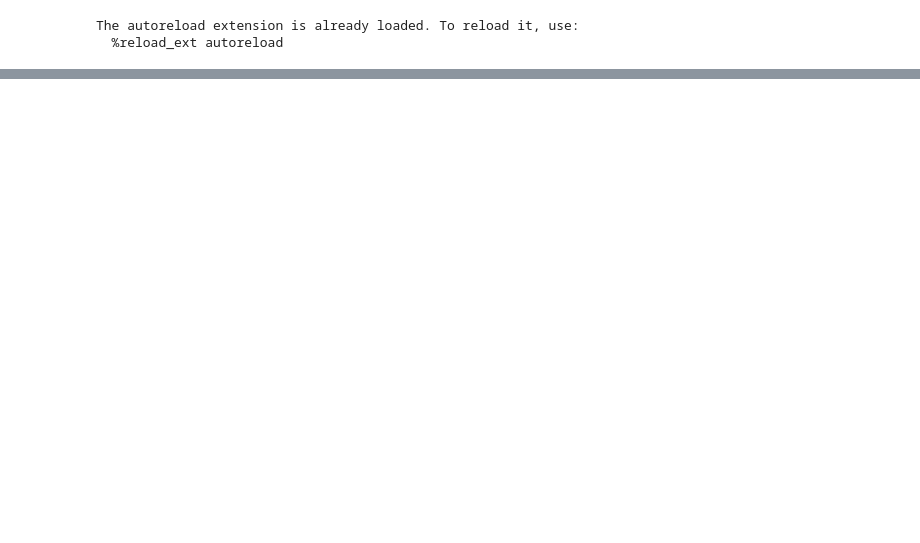
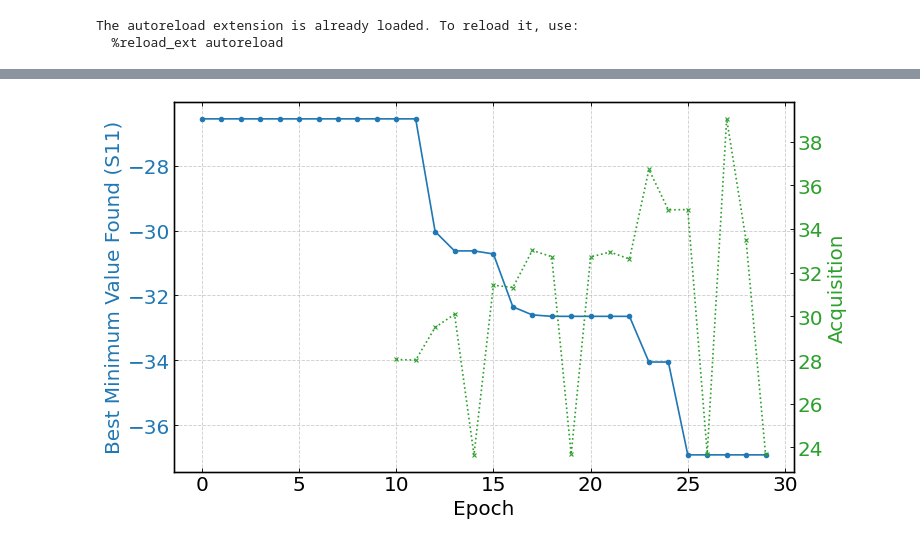
Before and after one commit to Ryoaki374/MLxAntennaDesignOptimization, a Jupyter notebook: C2R/GP_main_refact.ipynb, the cells around one changed output, grey strips where cells are left out. Drawn from its saved outputs; the diff is of its cells as text; code cells hidden in the pictures; blank space fills up the shorter version.

Commit message:
[upd] save latest ver

```diff
--- a/C2R/GP_main_refact.ipynb
+++ b/C2R/GP_main_refact.ipynb
@@ -151,15 +161,15 @@ N_OPTM = cfg.n_simulation - cfg.n_init
 # %%
-def costFucntionWrapper(_config_temp, param_names, params,):
+def costFucntionWrapper(param_names, params,):
 
     params = np.array(params).flatten()
     sim_id = backbone._getSimulationID()
 
     y = costFunction(_config_temp, sim_id, param_names, params,)
 
-    print(f" > Step {sim_id}: y = {y:.3f} params={params}")
+    # output
+    _newline = dict(zip(param_names, params))
+    _newline['S11'] = y
 
-    # logging here
-
-    return y
+    return y, _newline
 # %%
 # Optimizer
@@ -312,0 +203,65 @@ plot.plot_integrated_ei(df_output, final_gp_model["Ky_inv"], final_gp_model["len
+# %%
+my_best_input = [
+    [0.215, 0.170, 0.215, 0.340, 0.215, 0.510, 0.215, 0.680,],
+    [0.203, 0.130, 0.174, 0.264, 0.210,	0.491, 0.185, 0.648,],
+    [0.215, 0.278, 0.215, 0.659, 0.112, 0.850, 0.100, 0.850,],
+]
+
+my_best_input = [
+    [0.170, 0.340, 0.510, 0.680,],
+    [0.130, 0.264, 0.491, 0.648,],
+    [0.278, 0.659, 0.850, 0.850,],
+    #[0.108, 0.309, 0.546, 0.729,]
+]
+
+try:
+
+    # --- Outer loop for each independent repeat ---
+    for r in range(N_REPT):
+        backbone.printn(f"Starting GP Repeat {r + 1}/{N_REPT}")
+        history_data = []
+
+        # -------------------- initial simulation --------------------------------
+        backbone.printn(f"--- Generating {N_INIT} Initial Samples ---")
+        #X_initial = backbone.LHSsampler(dims = cfg.n_params, nums=N_INIT, lower_bounds=LOWER_BOUNDS, upper_bounds=UPPER_BOUNDS)
+        X_initial = backbone.LHSsampler(dims = cfg.n_params, nums=N_INIT, lower_bounds=LOWER_BOUNDS, upper_bounds=UPPER_BOUNDS, known_points=my_best_input)
+        print(X_initial)
+
+        print(f"{'Iter':<5} | {'New y':<10} | {'Gamma':<8} | {'x_acq':<8} | {'New x'}")
+        for i in range(N_INIT):
+            params = X_initial[i]
+            y_new, _newline = costFucntionWrapper(PARAM_NAMES, params,)
+            history_data.append(_newline)
+
+
+        # -------------------- GP --------------------------------
+        optGaussianProcess(N_OPTM, history_data, LOWER_BOUNDS, UPPER_BOUNDS)
+
+        # ==============================================================================
+        df_final = pd.DataFrame(history_data)
+        X_train = df_final[PARAM_NAMES].values
+        y_train = df_final['S11'].values
+
+        best_idx_final = np.argmin(y_train)
+        print("-" * 75)
+        print(f"Optimization Finished.")
+        print(f"Global Best Found: y = {y_train[best_idx_final]:.6f}")
+
+        best_x_str = np.array2string(X_train[best_idx_final], precision=4, separator=', ')
+        print(f"At location: x = {best_x_str}")
+
+        # --- After each repeat, archive results and save plot data ---
+        df_output = backbone._genOutputDataFrame(df_final)
+
+        # save
+        backbone._addNewDatasetToHDF(df_output, "output", f"repeat_{r+1}")
+
+        # --- 5a. Visualize learning curve of the final model ---
+        plot.plot_learning_curve(df_output)
+
+finally:
+    json_file = base_dir / Path("_config_HFSS.json")
+    json_file.unlink(missing_ok=True) # delite the json file
+    if backbone.h5f:
+        backbone.h5f.close()
+# %% [output]
@@ -312,0 +285 @@ plot.plot_integrated_ei(df_output, final_gp_model["Ky_inv"], final_gp_model["len
+[figure, added]
```
Also changed, not shown: parts of 15 cells of this notebook, 6 other files.
